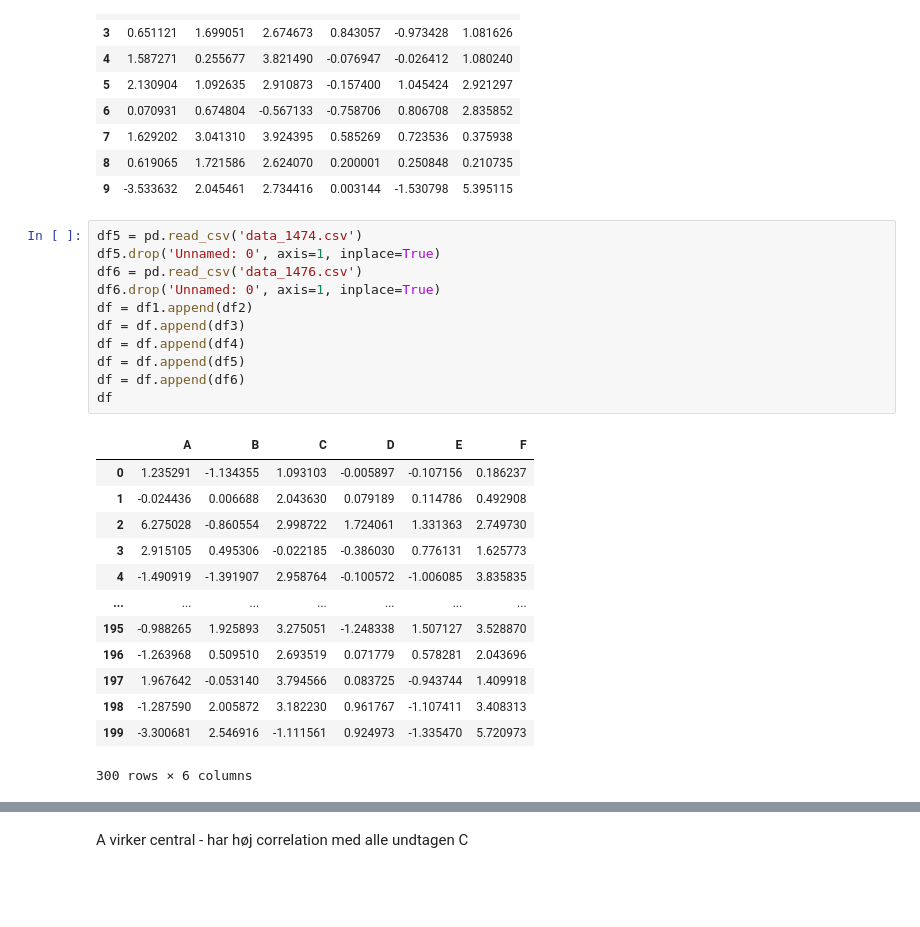
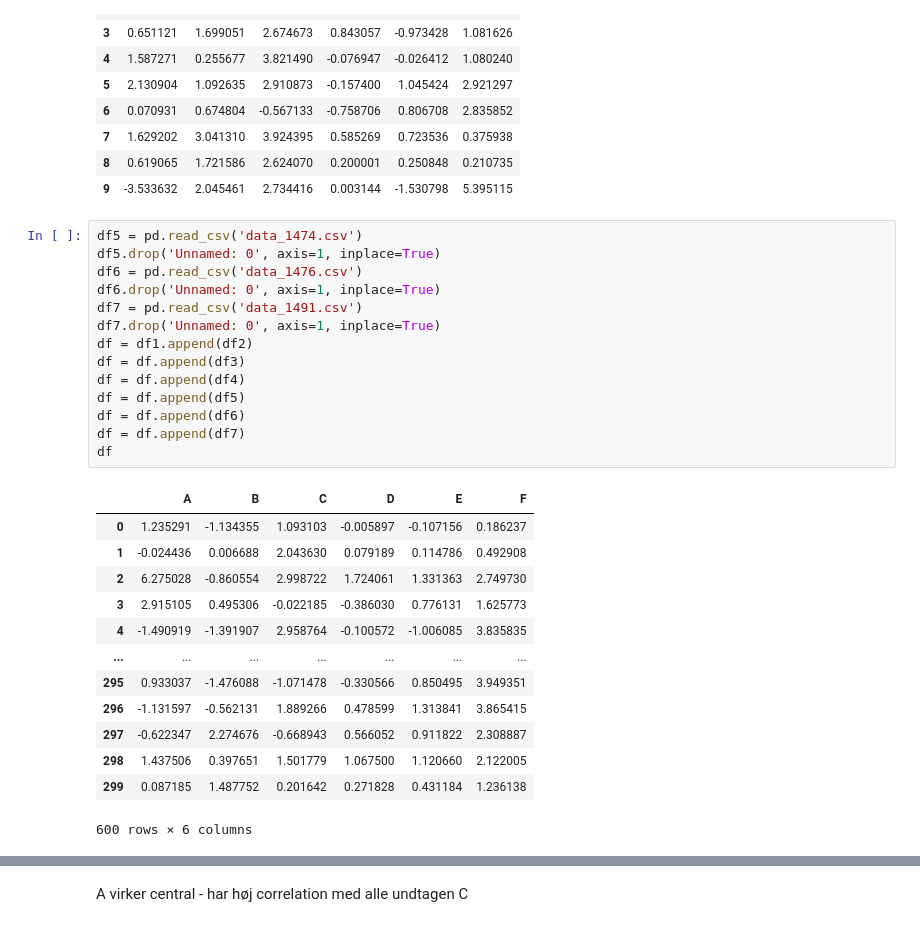
Before and after one commit to Villinger1999/BO-Mini-project, a Jupyter notebook: C-project/correlation.ipynb, the cells around one changed output, grey strips where cells are left out. Cells and saved outputs as stored; diff of their text form; blank space fills up the shorter version.

```diff
--- a/C-project/correlation.ipynb
+++ b/C-project/correlation.ipynb
@@ -72,28 +72,31 @@ df4
 # %%
 df5 = pd.read_csv('data_1474.csv')
 df5.drop('Unnamed: 0', axis=1, inplace=True)
 df6 = pd.read_csv('data_1476.csv')
 df6.drop('Unnamed: 0', axis=1, inplace=True)
+df7 = pd.read_csv('data_1491.csv')
+df7.drop('Unnamed: 0', axis=1, inplace=True)
 df = df1.append(df2)
 df = df.append(df3)
 df = df.append(df4)
 df = df.append(df5)
 df = df.append(df6)
+df = df.append(df7)
 df
 # %% [output]
 |  | A | B | C | D | E | F |
 | 0 | 1.235291 | -1.134355 | 1.093103 | -0.005897 | -0.107156 | 0.186237 |
 | 1 | -0.024436 | 0.006688 | 2.043630 | 0.079189 | 0.114786 | 0.492908 |
 | 2 | 6.275028 | -0.860554 | 2.998722 | 1.724061 | 1.331363 | 2.749730 |
 | 3 | 2.915105 | 0.495306 | -0.022185 | -0.386030 | 0.776131 | 1.625773 |
 | 4 | -1.490919 | -1.391907 | 2.958764 | -0.100572 | -1.006085 | 3.835835 |
 | ... | ... | ... | ... | ... | ... | ... |
-| 195 | -0.988265 | 1.925893 | 3.275051 | -1.248338 | 1.507127 | 3.528870 |
-| 196 | -1.263968 | 0.509510 | 2.693519 | 0.071779 | 0.578281 | 2.043696 |
-| 197 | 1.967642 | -0.053140 | 3.794566 | 0.083725 | -0.943744 | 1.409918 |
-| 198 | -1.287590 | 2.005872 | 3.182230 | 0.961767 | -1.107411 | 3.408313 |
-| 199 | -3.300681 | 2.546916 | -1.111561 | 0.924973 | -1.335470 | 5.720973 |
+| 295 | 0.933037 | -1.476088 | -1.071478 | -0.330566 | 0.850495 | 3.949351 |
+| 296 | -1.131597 | -0.562131 | 1.889266 | 0.478599 | 1.313841 | 3.865415 |
+| 297 | -0.622347 | 2.274676 | -0.668943 | 0.566052 | 0.911822 | 2.308887 |
+| 298 | 1.437506 | 0.397651 | 1.501779 | 1.067500 | 1.120660 | 2.122005 |
+| 299 | 0.087185 | 1.487752 | 0.201642 | 0.271828 | 0.431184 | 1.236138 |
-300 rows × 6 columns
+600 rows × 6 columns
 # %%
 correlation_matrix = df.corr()
 
```
Also changed, not shown: parts of 45 cells of this notebook, 4 other files.
